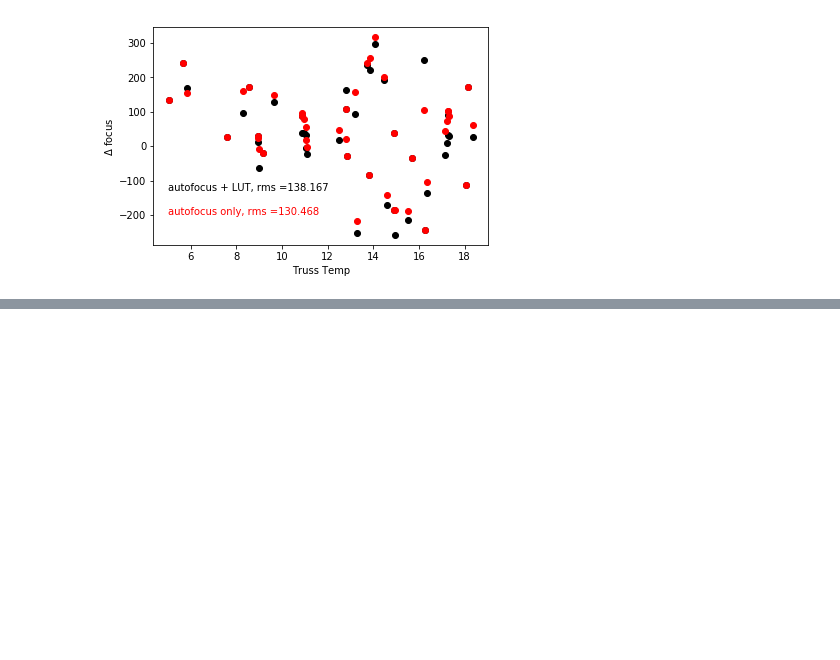
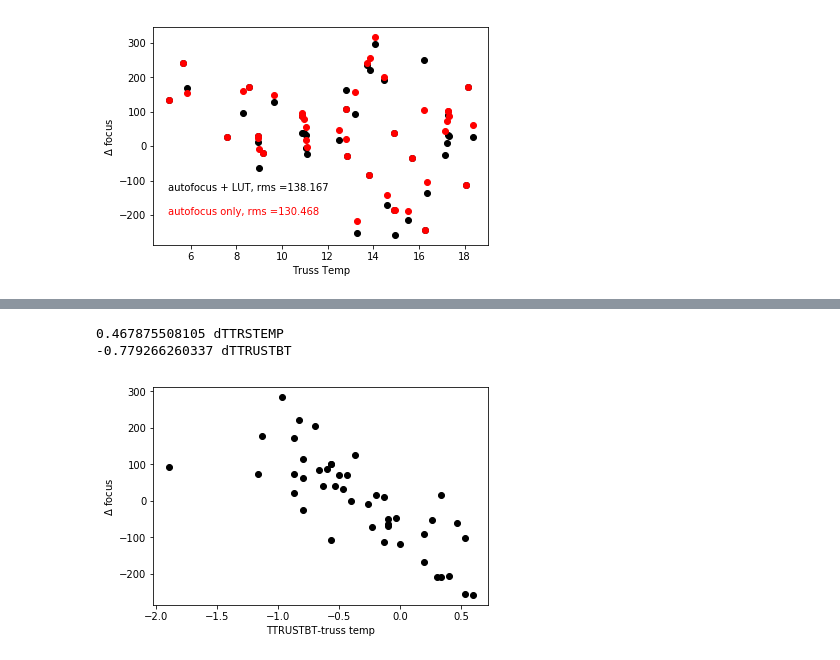
Before and after one commit to desihub/desici, a Jupyter notebook: doc/nb/focusanalysis2.ipynb, the cells around one changed output, grey strips where cells are left out. Saved outputs shown, nothing was run; the diff lists cells and outputs as text; code cells hidden in the pictures; blank space fills up the shorter version.

```diff
--- a/doc/nb/focusanalysis2.ipynb
+++ b/doc/nb/focusanalysis2.ipynb
@@ -59,0 +98,20 @@ plt.show()
+# %%
+'''
+Now see what correlates with focus least-square residuals
+look at available temperatures and temperature differences
+some quantities are basically null tests and give an idea of the random noise
+'''
+df = f['focus_C']-afme
+vl = []
+ql = []
+hquant = ['TARGTRA','TARGTDEC','MOUNTHA','MOUNTAZ','MOUNTEL','AIRMASS','CI-T1','CI-T2','CI-T3','CI-T4','CI-T5','TDEWPNT','TAIRFLOW','TAIRITMP','TAIROTMP','TAIRTEMP','TCASITMP','TCASOTMP','TCSITEMP','TCSOTEMP','TDBTEMP','TPMNIBT','TPMEOBT','TTRSTEMP','TTRWTEMP','TTRUETBT','TTRUETTT','TTRUNTBT','TTRUNTTT','TTRUSTBT','TTRUSTST','TTRUSTTT','TTRUTSBT','TTRUTSMT','TTRUTSTT','TTRUWTBT','TTRUWTTT','AMNIENTN','AMBIENTS','OUTTEMP','TELBASE']
+for q in hquant:
+    w = (f[q] != 0) #some quantities are 0 when there was no data
+    w &= (f[q]*0 == 0)#some quantities are NaN
+    print(q,np.corrcoef(f[w][q],df[w])[0][1],len(f[w]))
+    vl.append(np.corrcoef(f[w][q],df[w])[0][1])
+    ql.append(q)
+    dq = f[q][w]-mt[w]
+    print(np.corrcoef(dq,df[w])[0][1],len(f[w]))
+    vl.append(np.corrcoef(dq,df[w])[0][1])
+    ql.append('d'+q)
@@ -59,0 +136,25 @@ plt.show()
+# %%
+'''
+print out most significant correlations
+'''
+vl = np.array(vl)
+w = vl*0 != 0
+vl[w] = 0
+ind = np.argmax(vl)
+print(vl[ind],ql[ind])
+indm = np.argmin(vl)
+print(vl[indm],ql[indm])
+# %% [output]
+0.467875508105 dTTRSTEMP
+-0.779266260337 dTTRUSTBT
+# %%
+'''
+difference between truss temp and TTRUSTBT most significant
+plot what it looks like
+'''
+plt.plot(f['TTRUSTBT']-mt,df,'ko')
+plt.xlabel('TTRUSTBT-truss temp')
+plt.ylabel(r'$\Delta$ focus')
+plt.show()
+# %% [output]
+[figure, added]
```
Also changed, not shown: parts of 11 cells of this notebook.
